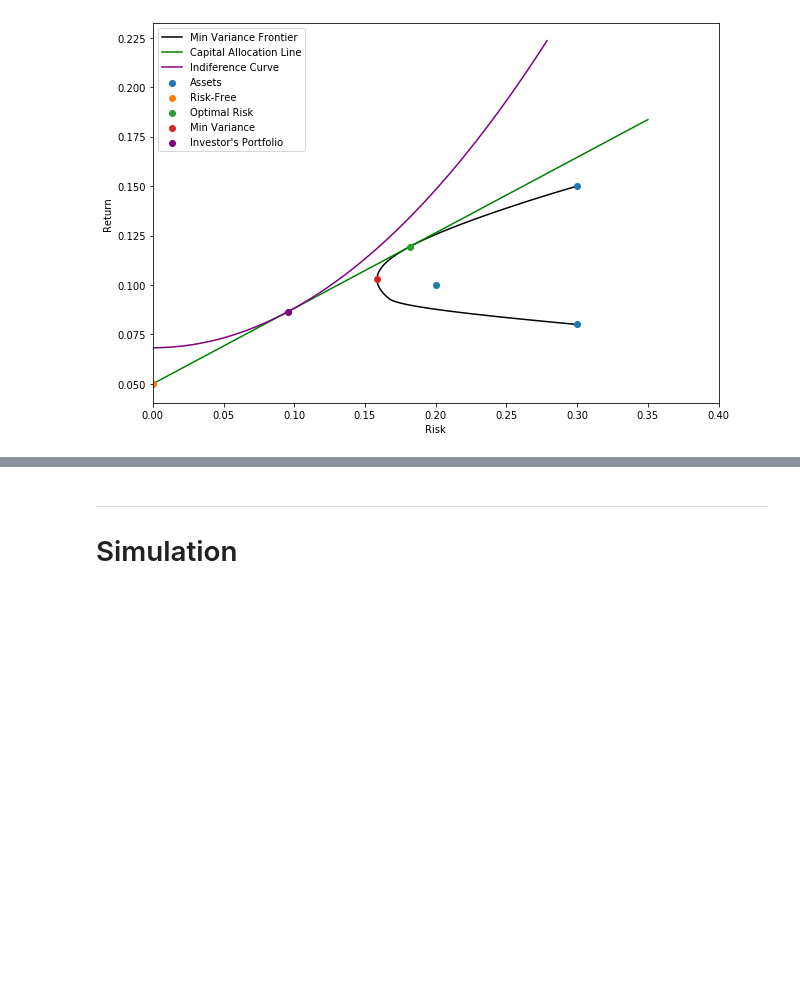
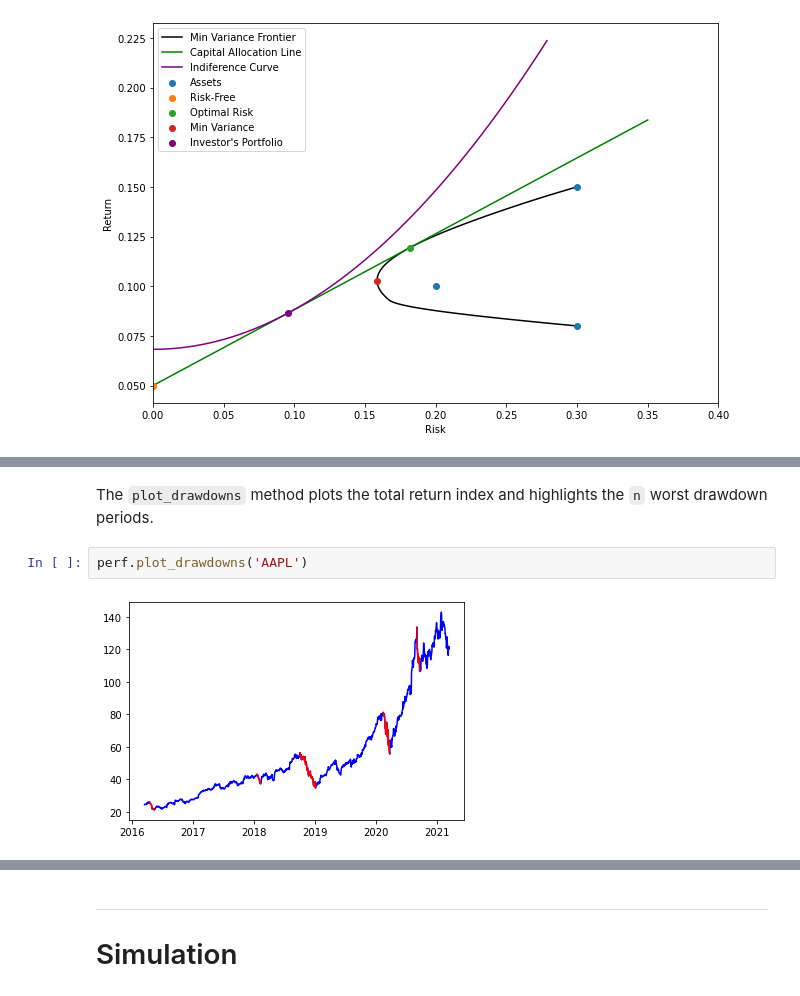
Before and after one commit to gusamarante/QuantFin, a Jupyter notebook: quantfin_examples.ipynb, the cells around one changed output, grey strips where cells are left out. Drawn from its saved outputs; the diff is of its cells as text; blank space fills up the shorter version.

```diff
--- a/quantfin_examples.ipynb
+++ b/quantfin_examples.ipynb
@@ -231,0 +292,6 @@ mkw.plot(figsize=(9, 6))
+# %% [markdown]
+The `plot_drawdowns` method plots the total return index and highlights the `n` worst drawdown periods.
+# %%
+perf.plot_drawdowns('AAPL')
+# %% [output]
+[figure, added]
```
Also changed, not shown: parts of 19 cells of this notebook, 2 other files.
